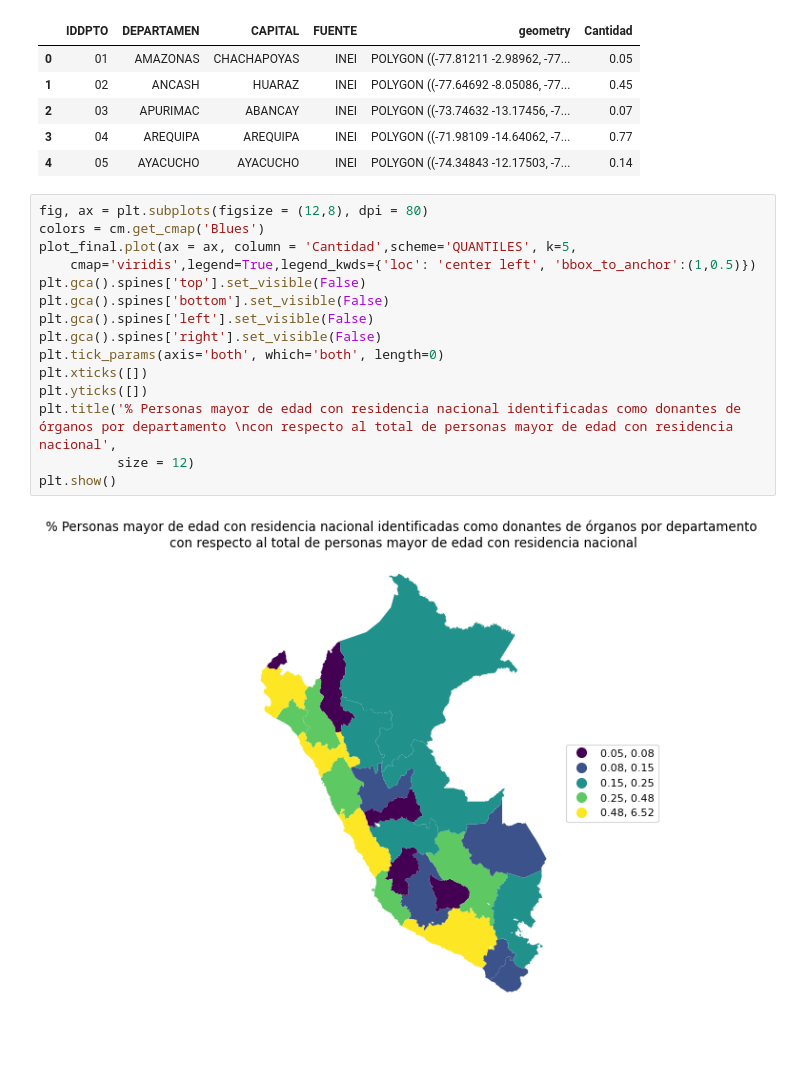
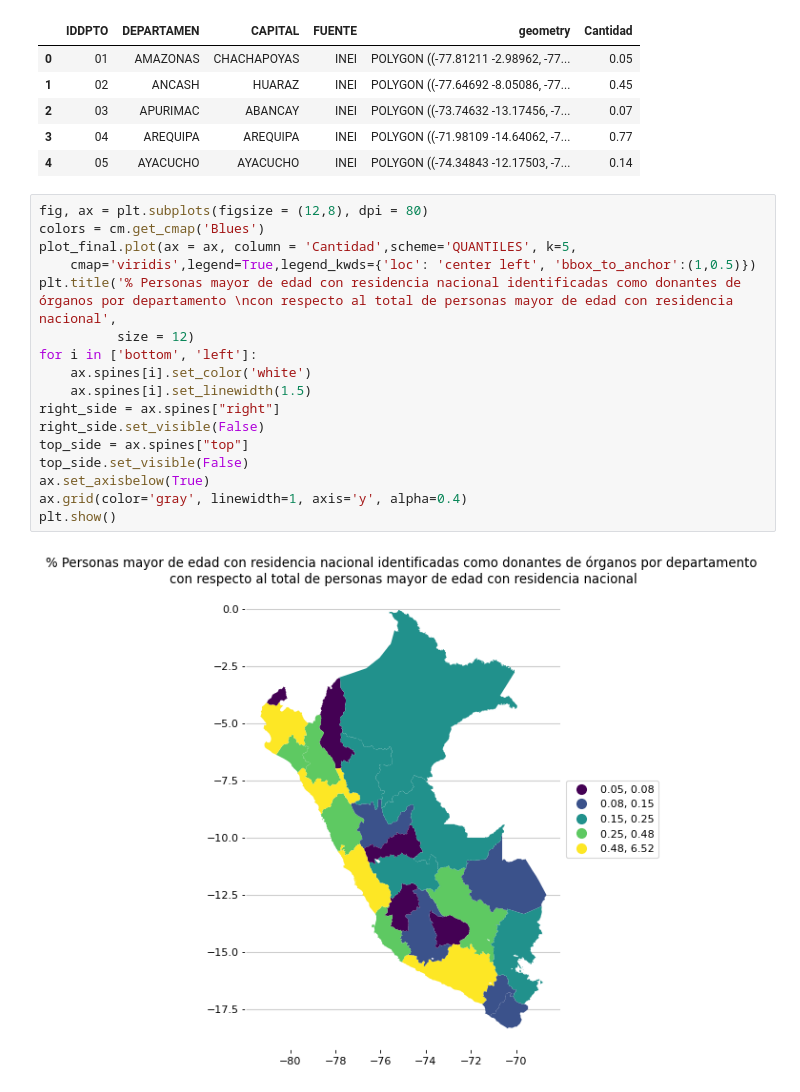
Before and after one commit to SebastianUrdaneguiBisalaya/Analisis-Donantes-RENIEC, a Jupyter notebook: analisis.ipynb, the cells around one changed output. Saved outputs shown, nothing was run; the diff lists cells and outputs as text; blank space fills up the shorter version.

```diff
--- a/analisis.ipynb
+++ b/analisis.ipynb
@@ -358,17 +358,19 @@ plot_final.head()
 # %%
 fig, ax = plt.subplots(figsize = (12,8), dpi = 80)
 colors = cm.get_cmap('Blues')
 plot_final.plot(ax = ax, column = 'Cantidad',scheme='QUANTILES', k=5,
     cmap='viridis',legend=True,legend_kwds={'loc': 'center left', 'bbox_to_anchor':(1,0.5)})
-plt.gca().spines['top'].set_visible(False)
-plt.gca().spines['bottom'].set_visible(False)
-plt.gca().spines['left'].set_visible(False)
-plt.gca().spines['right'].set_visible(False)
-plt.tick_params(axis='both', which='both', length=0)
-plt.xticks([])
-plt.yticks([])
 plt.title('% Personas mayor de edad con residencia nacional identificadas como donantes de órganos por departamento \ncon respecto al total de personas mayor de edad con residencia nacional',
           size = 12)
+for i in ['bottom', 'left']:
+    ax.spines[i].set_color('white')
+    ax.spines[i].set_linewidth(1.5)
+right_side = ax.spines["right"]
+right_side.set_visible(False)
+top_side = ax.spines["top"]
+top_side.set_visible(False)
+ax.set_axisbelow(True)
+ax.grid(color='gray', linewidth=1, axis='y', alpha=0.4)
 plt.show()
 # %% [output]
-[figure, old version]
+[figure, new version]
```
